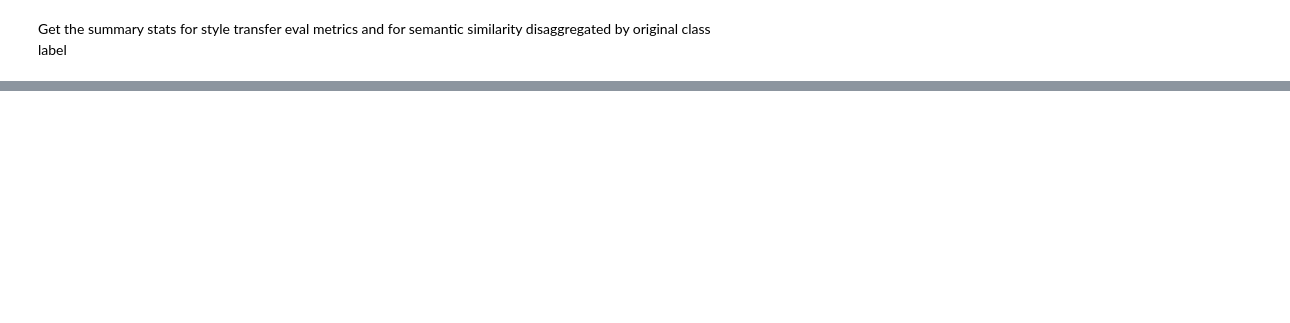
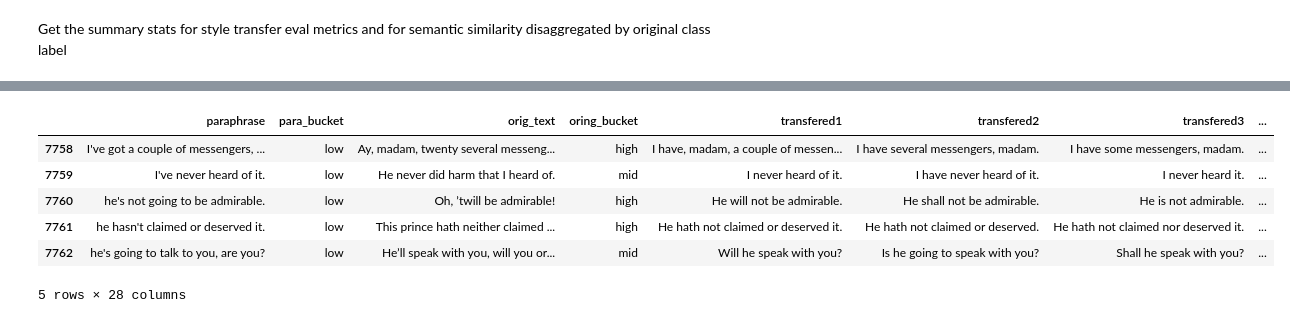
Before and after one commit to nuwandavek/marvin, a Jupyter notebook: ml/notebooks/SemanticSim.ipynb, the cells around one changed output, grey strips where cells are left out. Drawn from its saved outputs; the diff is of its cells as text; code cells hidden in the pictures; blank space fills up the shorter version.

```diff
--- a/ml/notebooks/SemanticSim.ipynb
+++ b/ml/notebooks/SemanticSim.ipynb
@@ -128,7 +130,7 @@ parallel_df[para_score_cols] = temp
 # %%
 parallel_df['sim_score_orig_para'] = parallel_df.progress_apply(lambda x: get_sim_scores(x, orig_col,
                                                            [para_col],
-                                                           model, tokenizer), axis=1)
+                                                           model, tokenizer), axis=1, result_type="expand")
 # %%
 parallel_df['best_sim_orig'] = parallel_df.apply(lambda x :
                                                  np.max([x['sim_score_orig_transfered1'],
@@ -141,10 +143,20 @@ parallel_df['best_sim_para'] = parallel_df.apply(lambda x : np.max([x['sim_score
 parallel_df[f'{dataset}_diff1'] =  abs(parallel_df[f'pred_{dataset}_orig'] - parallel_df[f'pred_{dataset}_transfered1'])
 parallel_df[f'{dataset}_diff2'] =  abs(parallel_df[f'pred_{dataset}_orig'] - parallel_df[f'pred_{dataset}_transfered2'])
 parallel_df[f'{dataset}_diff3'] =  abs(parallel_df[f'pred_{dataset}_orig'] - parallel_df[f'pred_{dataset}_transfered3'])
+
+parallel_df[f'{dataset}_para_diff1'] =  abs(parallel_df[f'pred_{dataset}_para'] - parallel_df[f'pred_{dataset}_transfered1'])
+parallel_df[f'{dataset}_para_diff2'] =  abs(parallel_df[f'pred_{dataset}_para'] - parallel_df[f'pred_{dataset}_transfered2'])
+parallel_df[f'{dataset}_para_diff3'] =  abs(parallel_df[f'pred_{dataset}_para'] - parallel_df[f'pred_{dataset}_transfered3'])
+
+parallel_df[f'{dataset}_para_orig_diff'] = abs(parallel_df[f'pred_{dataset}_orig'] - parallel_df[f'pred_{dataset}_para'])
 # %%
-parallel_df[f'{dataset}_diff_max'] = parallel_df.apply(lambda x : np.max([x[f'{dataset}_diff1'],
+parallel_df[f'{dataset}_orig_diff_max'] = parallel_df.apply(lambda x : np.max([x[f'{dataset}_diff1'],
                                                        x[f'{dataset}_diff2'],
                                                        x[f'{dataset}_diff3']]), axis=1)
+
+parallel_df[f'{dataset}_para_diff_max'] = parallel_df.apply(lambda x : np.max([x[f'{dataset}_para_diff1'],
+                                                       x[f'{dataset}_para_diff2'],
+                                                       x[f'{dataset}_para_diff3']]), axis=1)
 # %% [markdown]
 Get the summary stats for style transfer eval metrics and for semantic similarity.
 # %%
@@ -187,0 +284,10 @@ parallel_df[parallel_df['label']==1][f'{dataset}_diff_max'].describe()
+# %%
+parallel_df.tail()
+# %% [output]
+|  | paraphrase | para_bucket | orig_text | oring_bucket | transfered1 | transfered2 | transfered3 | ... |
+| 7758 | I've got a couple of messengers, ... | low | Ay, madam, twenty several messeng... | high | I have, madam, a couple of messen... | I have several messengers, madam. | I have some messengers, madam. | ... |
+| 7759 | I've never heard of it. | low | He never did harm that I heard of. | mid | I never heard of it. | I have never heard of it. | I never heard it. | ... |
+| 7760 | he's not going to be admirable. | low | Oh, ’twill be admirable! | high | He will not be admirable. | He shall not be admirable. | He is not admirable. | ... |
+| 7761 | he hasn't claimed or deserved it. | low | This prince hath neither claimed ... | high | He hath not claimed or deserved it. | He hath not claimed or deserved. | He hath not claimed nor deserved it. | ... |
+| 7762 | he's going to talk to you, are you? | low | He’ll speak with you, will you or... | mid | Will he speak with you? | Is he going to speak with you? | Shall he speak with you? | ... |
+5 rows × 28 columns
```
Also changed, not shown: parts of 23 cells of this notebook.
